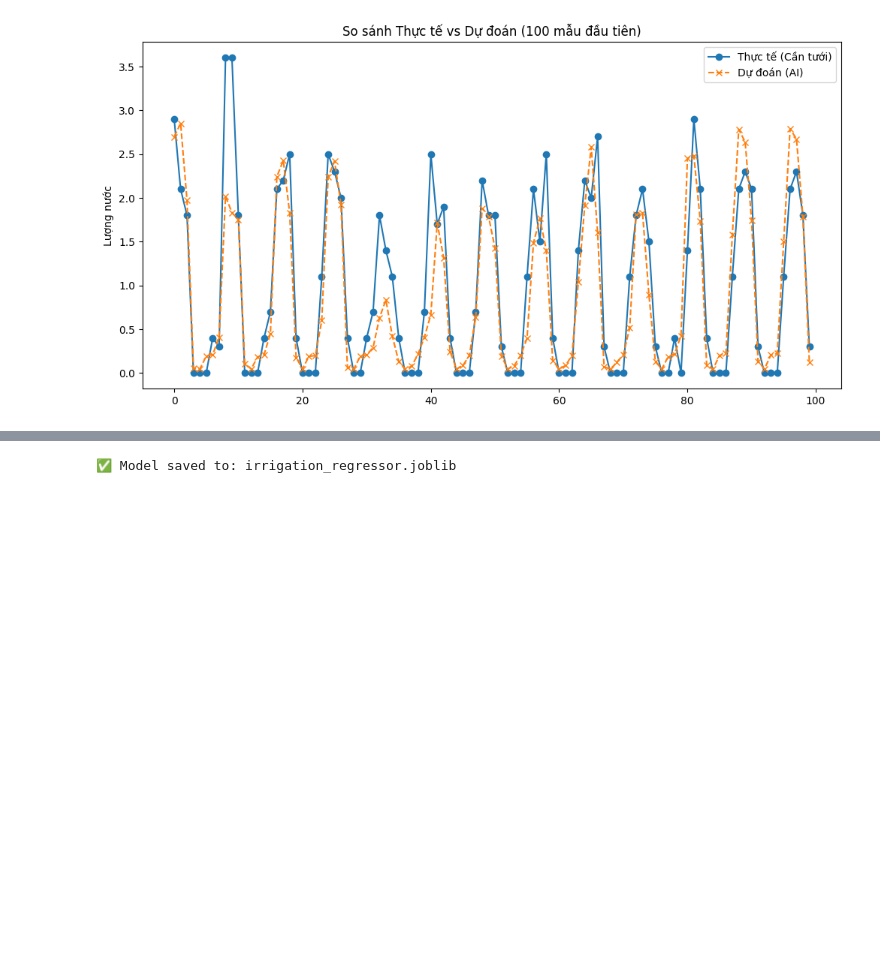
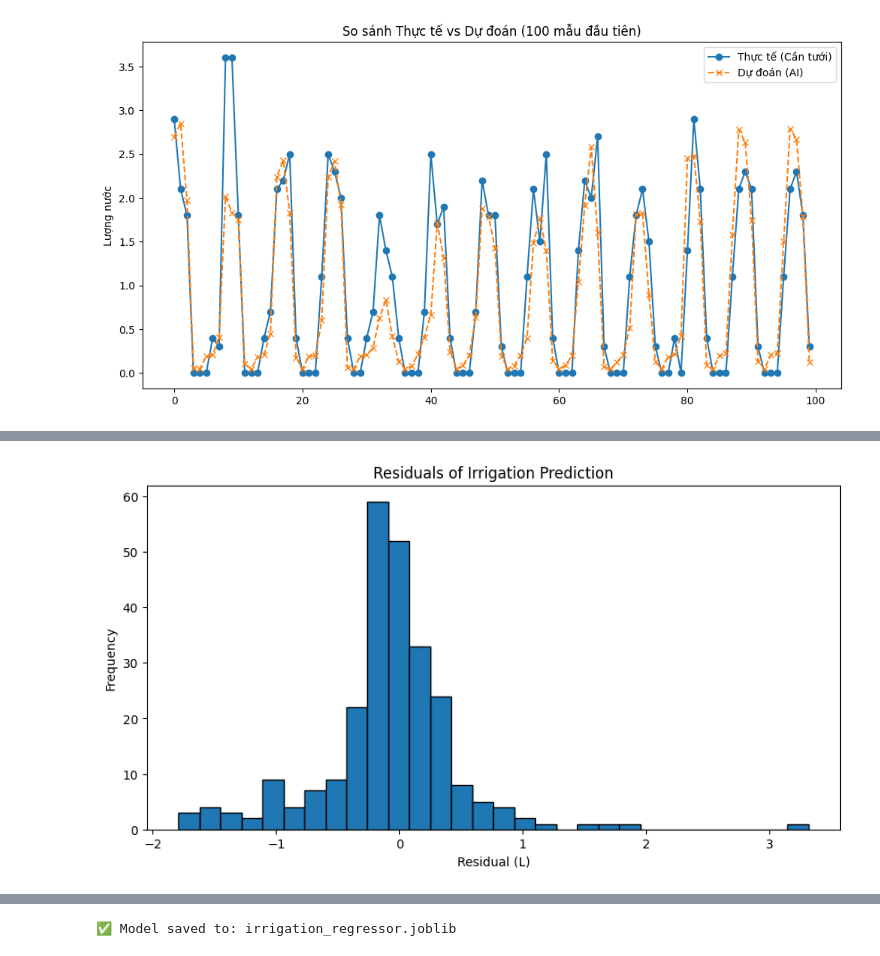
Before and after one commit to LemonKronos/Machine-learning-for-greenhouse-irrigation-automation, a Jupyter notebook: Analysis_regression.ipynb, the cells around one changed output, grey strips where cells are left out. Drawn from its saved outputs; the diff is of its cells as text; code cells hidden in the pictures; blank space fills up the shorter version.

```diff
--- a/Analysis_regression.ipynb
+++ b/Analysis_regression.ipynb
@@ -340,0 +355,12 @@ plt.show()
+# %%
+# Histogram of prediction residuals. Most predictions are close to zero error, indicating a good fit.
+
+residuals = y_test - y_pred
+plt.figure(figsize=(10,5))
+plt.hist(residuals, bins=30, edgecolor='black')
+plt.title("Residuals of Irrigation Prediction")
+plt.xlabel("Residual (L)")
+plt.ylabel("Frequency")
+plt.show()
+# %% [output]
+[figure, added]
```
Also changed, not shown: parts of 5 cells of this notebook, 1 other file.
